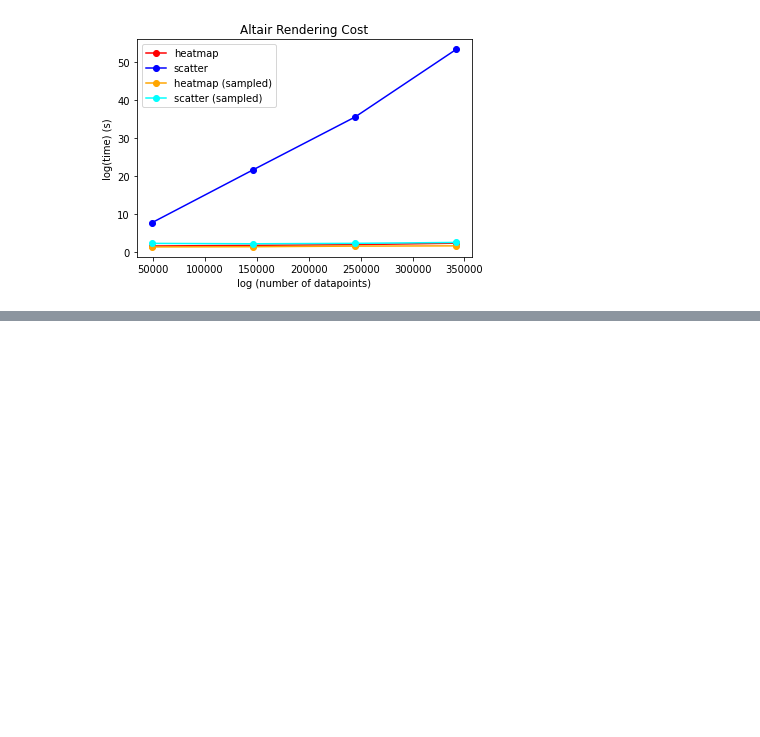
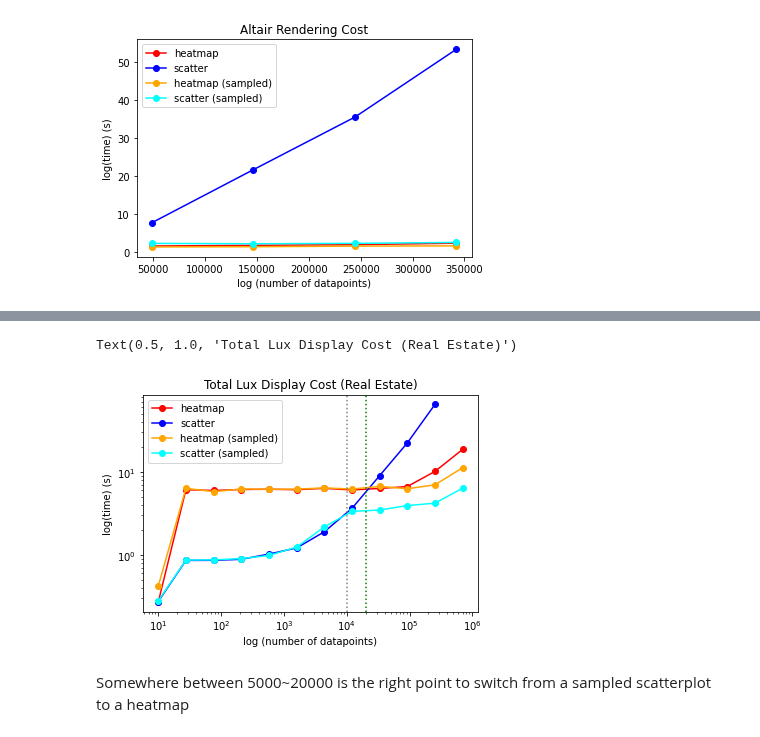
Before and after one commit to lux-org/lux, a Jupyter notebook: experiments/scatter_analysis.ipynb, the cells around one changed output, grey strips where cells are left out. Saved outputs shown, nothing was run; the diff lists cells and outputs as text; code cells hidden in the pictures; blank space fills up the shorter version.

```diff
--- a/experiments/scatter_analysis.ipynb
+++ b/experiments/scatter_analysis.ipynb
@@ -127,0 +152,19 @@ Text(0.5, 1.0, 'Altair Rendering Cost')
+# %%
+df = pd.read_csv("realestate_heatmap_unsampled.csv")
+df2 = pd.read_csv("realestate_scatter_unsampled.csv")
+df3 = pd.read_csv("realestate_heatmap_sampled.csv")
+df4 = pd.read_csv("realestate_scatter_sampled.csv")
+# %%
+plot_loglog(df,"heatmap")
+plot_loglog(df2,"scatter",color="blue")
+plot_loglog(df3,"heatmap (sampled)",color="orange")
+plot_loglog(df4,"scatter (sampled)",color="cyan")
+plt.legend()
+plt.axvline(x= 1e4,linestyle=':',color="grey")
+plt.axvline(x= 2e4,linestyle=':',color="green")
+plt.title("Total Lux Display Cost (Real Estate)")
+# %% [output]
+Text(0.5, 1.0, 'Total Lux Display Cost (Real Estate)')
+[figure, added]
+# %% [markdown]
+Somewhere between 5000~20000 is the right point to switch from a sampled scatterplot to a heatmap
```
Also changed, not shown: parts of 4 cells of this notebook, 4 other files.
